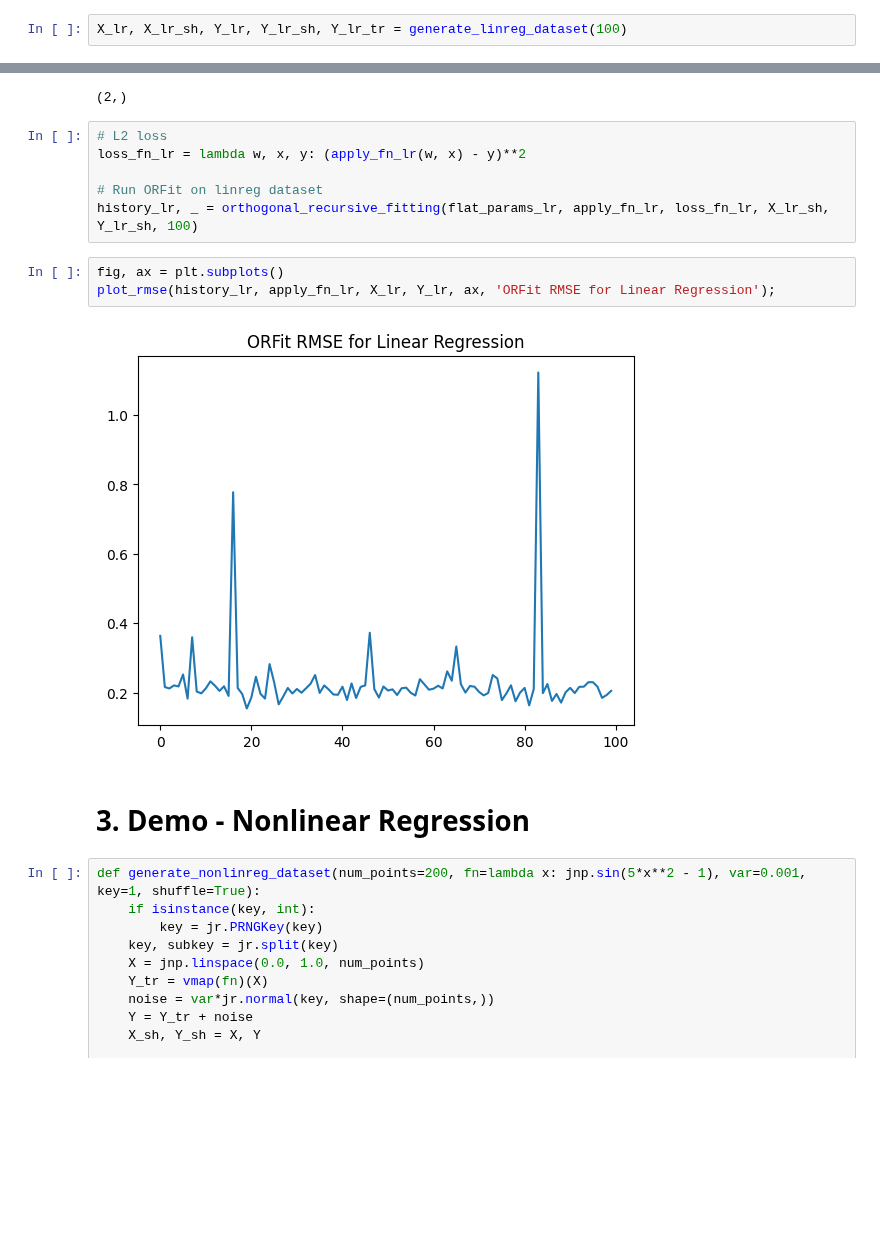
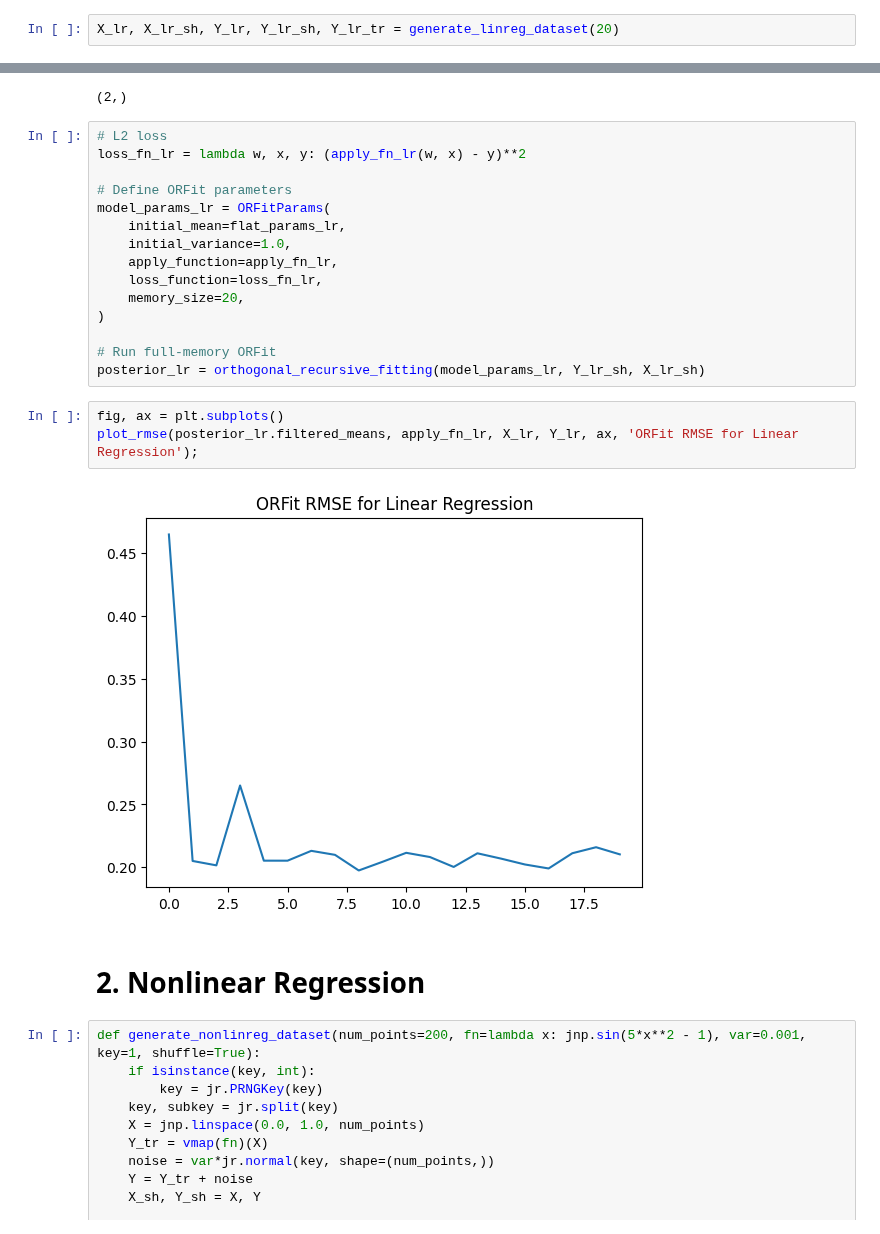
Before and after one commit to probml/dynamax, a Jupyter notebook: dynamax/rebayes/demos/ORFit.ipynb, the cells around one changed output, grey strips where cells are left out. Cells and saved outputs as stored; diff of their text form; blank space fills up the shorter version.

```diff
--- a/dynamax/rebayes/demos/ORFit.ipynb
+++ b/dynamax/rebayes/demos/ORFit.ipynb
@@ -178,7 +77,7 @@ def generate_linreg_dataset(num_points=200, theta=jnp.array([2.5, 0.5]), var=0.0
 
     return X, X_sh, Y, Y_sh, Y_tr
 # %%
-X_lr, X_lr_sh, Y_lr, Y_lr_sh, Y_lr_tr = generate_linreg_dataset(100)
+X_lr, X_lr_sh, Y_lr, Y_lr_sh, Y_lr_tr = generate_linreg_dataset(20)
 # %%
 plt.scatter(X_lr, Y_lr)
 plt.plot(X_lr, Y_lr_tr, c='red');
@@ -196,15 +95,24 @@ print(flat_params_lr.shape)
 # L2 loss
 loss_fn_lr = lambda w, x, y: (apply_fn_lr(w, x) - y)**2
 
-# Run ORFit on linreg dataset
-history_lr, _ = orthogonal_recursive_fitting(flat_params_lr, apply_fn_lr, loss_fn_lr, X_lr_sh, Y_lr_sh, 100)
+# Define ORFit parameters
+model_params_lr = ORFitParams(
+    initial_mean=flat_params_lr,
+    initial_variance=1.0,
+    apply_function=apply_fn_lr,
+    loss_function=loss_fn_lr,
+    memory_size=20,
+)
+
+# Run full-memory ORFit
+posterior_lr = orthogonal_recursive_fitting(model_params_lr, Y_lr_sh, X_lr_sh)
 # %%
 fig, ax = plt.subplots()
-plot_rmse(history_lr, apply_fn_lr, X_lr, Y_lr, ax, 'ORFit RMSE for Linear Regression');
+plot_rmse(posterior_lr.filtered_means, apply_fn_lr, X_lr, Y_lr, ax, 'ORFit RMSE for Linear Regression');
 # %% [output]
-[figure, old version]
+[figure, new version]
 # %% [markdown]
-# 3. Demo - Nonlinear Regression
+# 2. Nonlinear Regression
 # %%
 def generate_nonlinreg_dataset(num_points=200, fn=lambda x: jnp.sin(5*x**2 - 1), var=0.001, key=1, shuffle=True):
     if isinstance(key, int):
```
Also changed, not shown: parts of 43 cells of this notebook.
